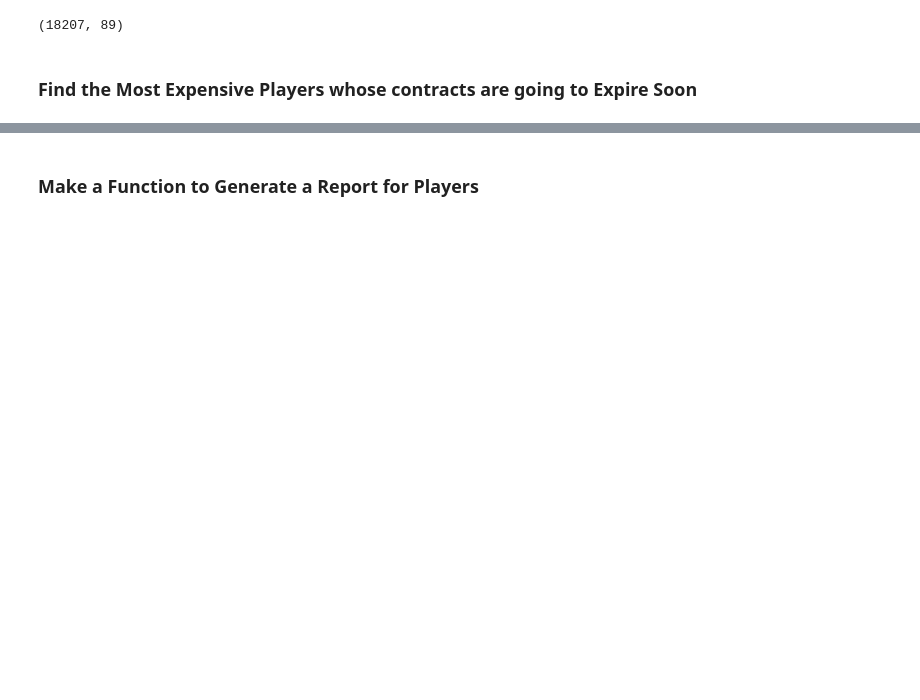
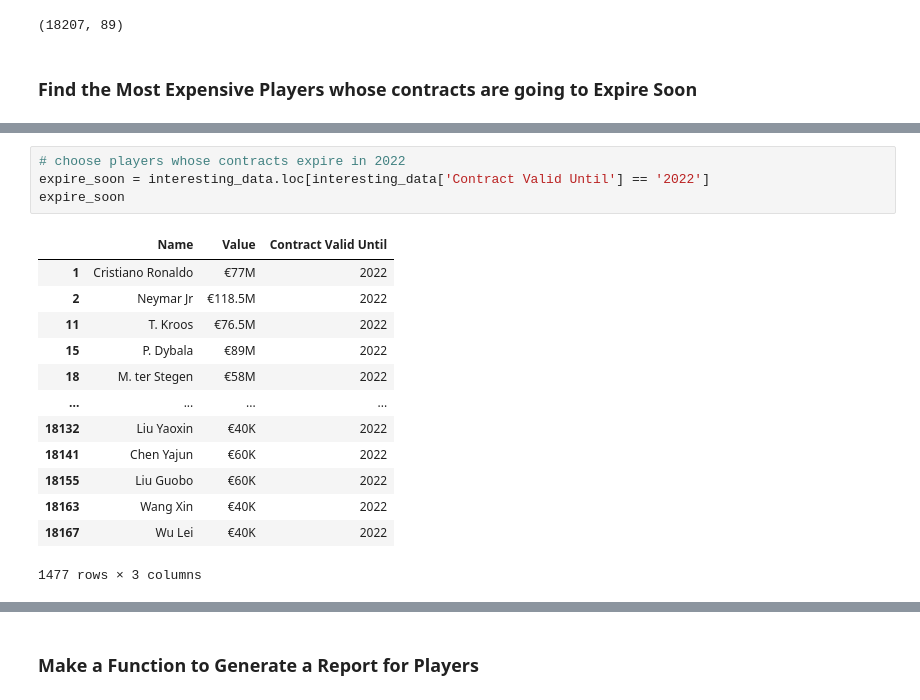
Before and after one commit to vallmeister/data-science-machine-learning-playground, a Jupyter notebook: src/FIFA 18 Analysis/Homework.ipynb, the cells around one changed output, grey strips where cells are left out. Saved outputs shown, nothing was run; the diff lists cells and outputs as text; blank space fills up the shorter version.

```diff
--- a/src/FIFA 18 Analysis/Homework.ipynb
+++ b/src/FIFA 18 Analysis/Homework.ipynb
@@ -15,0 +54,18 @@ data.shape
+# %%
+# choose players whose contracts expire in 2022
+expire_soon = interesting_data.loc[interesting_data['Contract Valid Until'] == '2022']
+expire_soon
+# %% [output]
+|  | Name | Value | Contract Valid Until |
+| 1 | Cristiano Ronaldo | €77M | 2022 |
+| 2 | Neymar Jr | €118.5M | 2022 |
+| 11 | T. Kroos | €76.5M | 2022 |
+| 15 | P. Dybala | €89M | 2022 |
+| 18 | M. ter Stegen | €58M | 2022 |
+| ... | ... | ... | ... |
+| 18132 | Liu Yaoxin | €40K | 2022 |
+| 18141 | Chen Yajun | €60K | 2022 |
+| 18155 | Liu Guobo | €60K | 2022 |
+| 18163 | Wang Xin | €40K | 2022 |
+| 18167 | Wu Lei | €40K | 2022 |
+1477 rows × 3 columns
```
Also changed, not shown: parts of 6 cells of this notebook, 3 other files.
